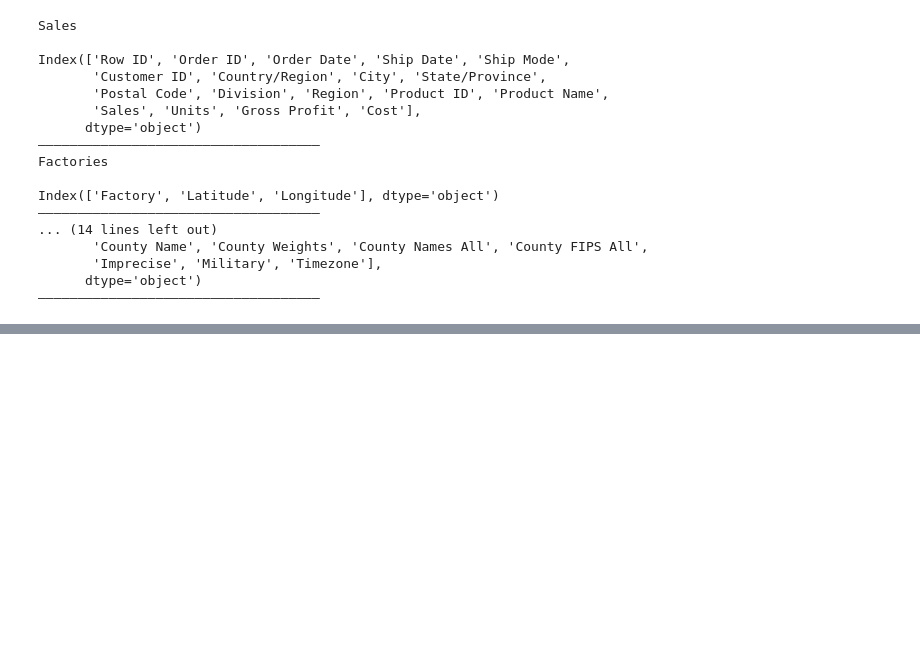
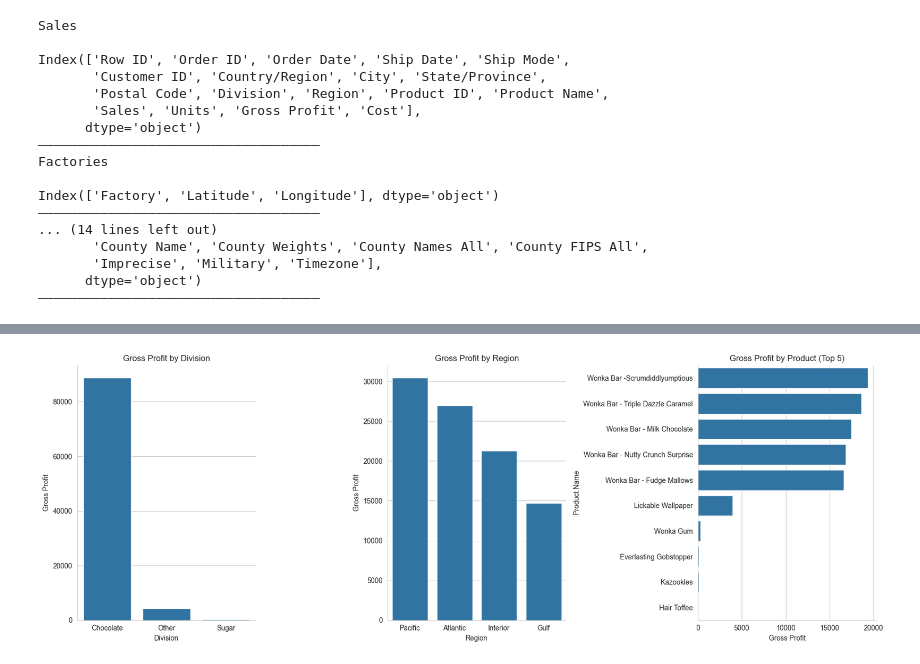
Before and after one commit to jastro-dev/operational-efficiency-and-predictive-analytics-candy-distribution, a Jupyter notebook: main_notebook.ipynb, the cells around one changed output, grey strips where cells are left out. Drawn from its saved outputs; the diff is of its cells as text; code cells hidden in the pictures; blank space fills up the shorter version.

```diff
--- a/main_notebook.ipynb
+++ b/main_notebook.ipynb
@@ -673,8 +675,6 @@ df_combined_modif = df_combined.drop(
         'Timezone',
         'Population',
         'Density',
-        'Latitude',
-        'Longitude',
         'ZCTA',
     ]
 )
@@ -689,0 +693,4 @@ df_combined_modif.head()
+# %%
+sns.set_style('whitegrid')
+# %%
+df = df_combined_modif.copy()
@@ -689,0 +737,3 @@ df_combined_modif.head()
+# %%
+# Drop `State Name` (contains all nulls)
+df.drop(columns=['State Name'], inplace=True)
@@ -689,0 +743,19 @@ df_combined_modif.head()
+# %%
+top_10_products_by_profit = df.groupby('Product Name')['Gross Profit'].sum().sort_values(ascending=False).head(10)
+df_profit_by_division = df.groupby('Division')['Gross Profit'].sum().sort_values(ascending=False)
+df_profit_by_region = df.groupby('Region')['Gross Profit'].sum().sort_values(ascending=False)
+
+fig, axes = plt.subplots(1, 3, figsize=(17, 6))
+
+sns.barplot(data=pd.DataFrame(df_profit_by_division), x='Division', y='Gross Profit', ax=axes[0])
+axes[0].set_title(f'Gross Profit by Division')
+sns.barplot(data=pd.DataFrame(df_profit_by_region), x='Region', y='Gross Profit', ax=axes[1])
+axes[1].set_title(f'Gross Profit by Region')
+sns.barplot(data=pd.DataFrame(top_10_products_by_profit), y='Product Name', x='Gross Profit', ax=axes[2])
+axes[2].set_title(f'Gross Profit by Product (Top 5)')
+
+plt.tight_layout()
+sns.despine()
+plt.show()
+# %% [output]
+[figure, added]
```
Also changed, not shown: parts of 7 cells of this notebook.
